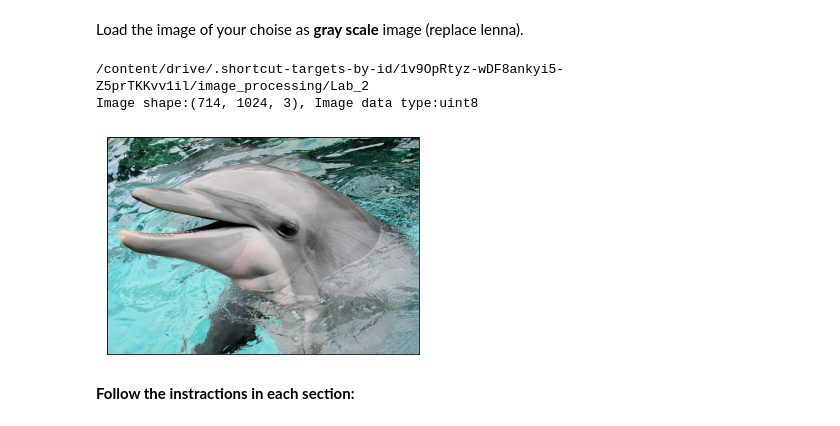
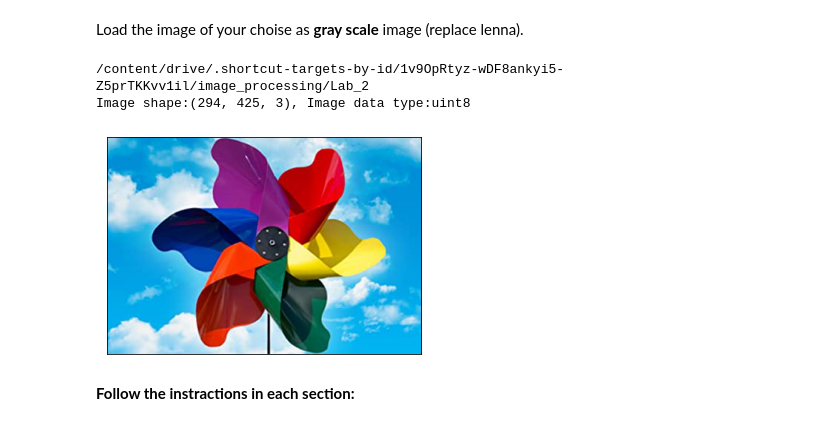
Before and after one commit to nadavschwalb/image_processing, a Jupyter notebook: Copy_of_Lab2_student.ipynb, the cells around one changed output. Saved outputs shown, nothing was run; the diff lists cells and outputs as text; code cells hidden in the pictures.

```diff
--- a/Copy_of_Lab2_student.ipynb
+++ b/Copy_of_Lab2_student.ipynb
@@ -21,17 +21,17 @@ Drive already mounted at /content/drive/; to attempt to forcibly remount, call d
 Load the image of your choise as **gray scale** image (replace lenna).
 # %%
 %cd '/content/drive/My Drive/image_processing/Lab_2'
-img = io.imread('dolphin.bmp')
+img = io.imread('WeatherVane.bmp')
 
 
 print ('Image shape:{}, Image data type:{}'.format(img.shape,img.dtype))
 plt.imshow(img, cmap = 'gray')
 plt.xticks([]), plt.yticks([])  # to hide tick values on X & Y axis
 plt.show()
 # %% [output]
 /content/drive/.shortcut-targets-by-id/1v9OpRtyz-wDF8ankyi5-Z5prTKKvv1il/image_processing/Lab_2
-Image shape:(714, 1024, 3), Image data type:uint8
+Image shape:(294, 425, 3), Image data type:uint8
-[figure, old version]
+[figure, new version]
 # %% [markdown]
 **Follow the instractions in each section:**
 # %% [markdown]
```
Also changed, not shown: parts of 8 cells of this notebook.
